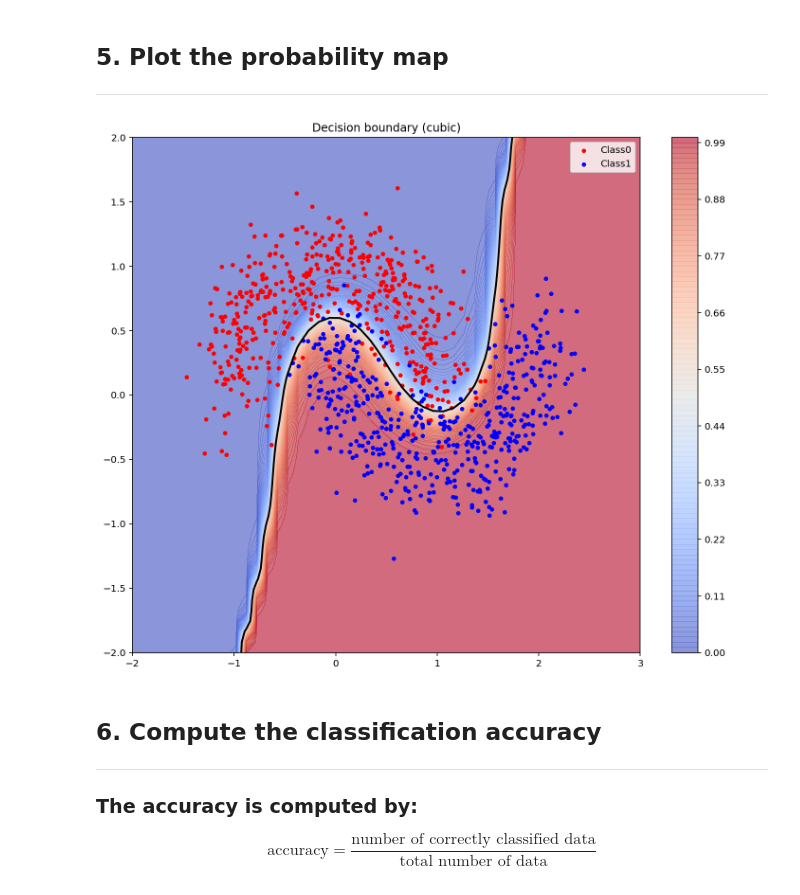
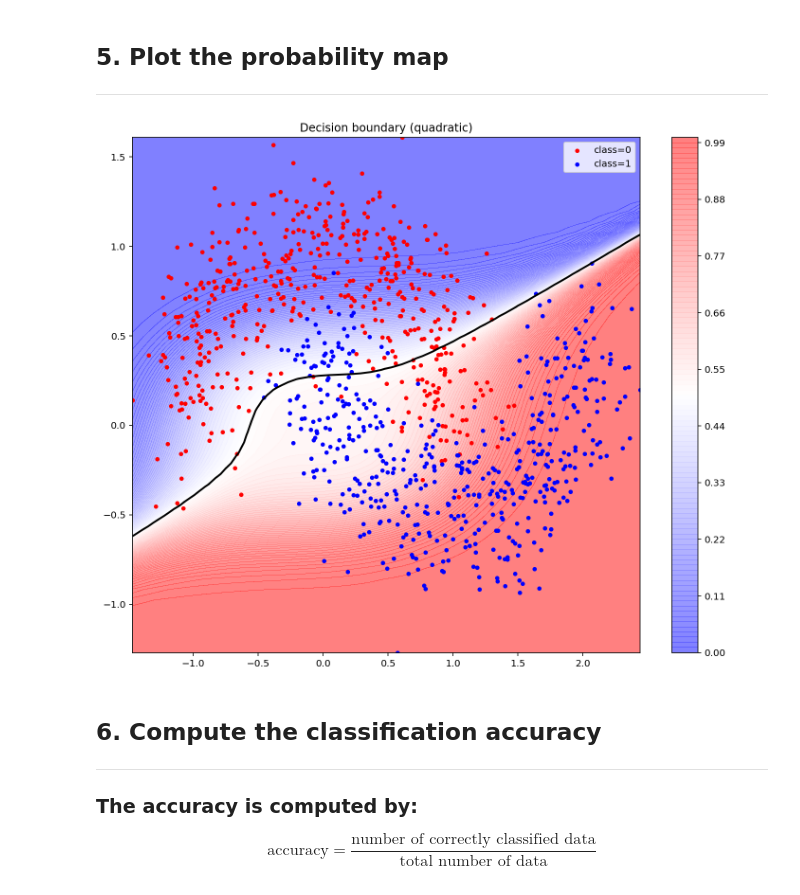
Before and after one commit to yesoly/MachineLearningProject, a Jupyter notebook: Assignment05_b.ipynb, the cells around one changed output. Drawn from its saved outputs; the diff is of its cells as text; code cells hidden in the pictures.

Commit message:
define a prediction function and run a gradient descent algorithm

```diff
--- a/Assignment05_b.ipynb
+++ b/Assignment05_b.ipynb
@@ -248,29 +250,30 @@ plt.show()
 <hr>
 # %%
 # compute values p(x) for multiple data points x
-x1_min, x1_max =  # min and max of grade 1
-x2_min, x2_max =  # min and max of grade 2
-xx1, xx2 =  # create meshgrid
+x1_min, x1_max = x1.min(), x1.max() # min and max of grade 1
+x2_min, x2_max = x2.min(), x2.max() # min and max of grade 2
+xx1, xx2 = np.meshgrid(np.linspace(x1_min, x1_max), np.linspace(x2_min, x2_max)) # create meshgrid
+X2 = feature_function(xx1.reshape(-1), xx2.reshape(-1))
 
-X2 =
-p = f_pred( )
-p = p.reshape( )
+p = f_pred(X2,w)
+p = p.reshape(50,50)
 
 # plot
-plt.figure(4,figsize=(12,10))
+fig_4 = plt.figure(4,figsize=(12,10))
 
-ax = plt.contourf( )
+ax = plt.contourf(xx1, xx2, p, 100, cmap = 'bwr', vmin = 0, vmax = 1, alpha = 0.5)
 cbar = plt.colorbar( )
 cbar.update_ticks()
 
-plt.scatter( , s=50, c='r', marker='.', label='Class0')
-plt.scatter( , s=50, c='b', marker='.', label='Class1')
-plt.contour( )
-plt.legend()
-plt.title('')
+plt.scatter(x1[idx_class0], x2[idx_class0], s=50, c='r', marker='.', label='class=0')
+plt.scatter(x1[idx_class1], x2[idx_class1], s=50, c='b', marker='.', label='class=1')
+plt.contour(xx1, xx2, p, [0.5], linewidths=2, colors='k')
+plt.legend(loc = 'upper right')
+plt.title('Decision boundary (quadratic)')
 plt.show()
+fig_4.savefig('Plot the probability map.png')
 # %% [output]
-[figure, old version]
+[figure, new version]
 # %% [markdown]
 ## 6. Compute the classification accuracy
 <hr>
```
Also changed, not shown: parts of 13 cells of this notebook.
